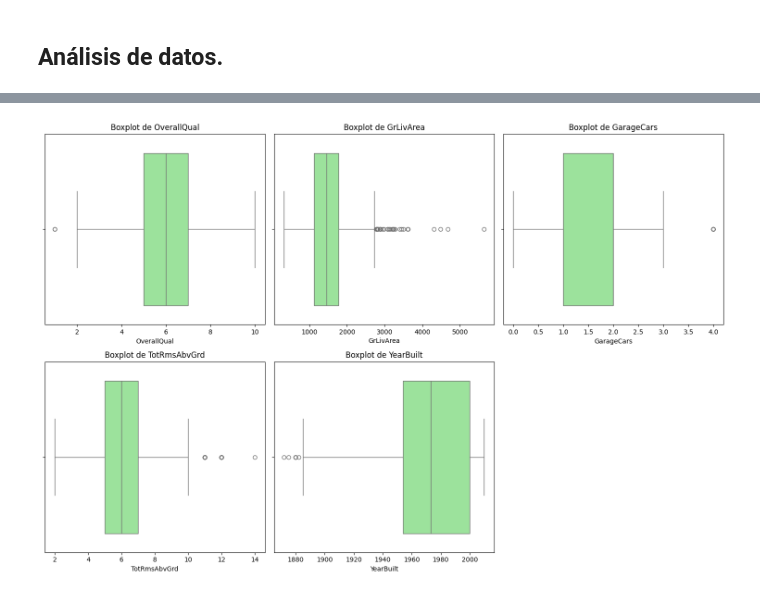
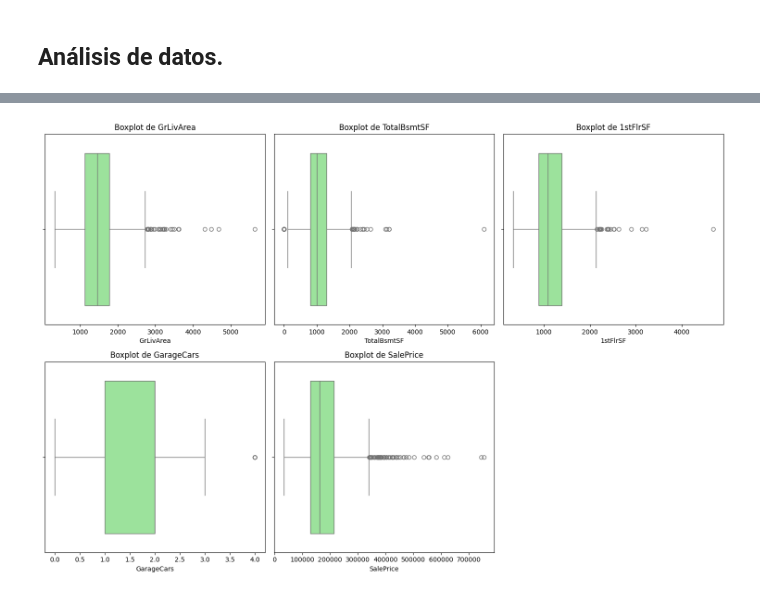
Before and after one commit to rodrigoalegre210/House-Prices-Prediction, a Jupyter notebook: main.ipynb, the cells around one changed output, grey strips where cells are left out. Saved outputs shown, nothing was run; the diff lists cells and outputs as text; code cells hidden in the pictures.

```diff
--- a/main.ipynb
+++ b/main.ipynb
@@ -547,0 +560,14 @@ Los mapeos que hicimos son más personalizables y nos dejan manejar de manera ex
+# %%
+cols_numericas = ['OverallQual', 'GrLivArea', 'GarageCars', 'TotalBsmtSF', '1stFlrSF']
+
+plt.figure(figsize = (15, 10))
+
+for i, col in enumerate(cols_numericas, 1):
+    plt.subplot(2, 3, i)
+    sns.scatterplot(data = train_data, x = col, y = 'SalePrice', color = 'lightgreen')
+    plt.title(f'Relación entre {col} y SalePrice')
+    plt.xlabel(col)
+    plt.ylabel('SalePrice')
+
+plt.tight_layout()
+plt.show()
@@ -547,0 +588,14 @@ Los mapeos que hicimos son más personalizables y nos dejan manejar de manera ex
+# %%
+cols_categoricas = ['ExterQual', 'BsmtQual', 'GarageQual', 'FireplaceQu']
+
+plt.figure(figsize = (15, 10))
+
+for i, col in enumerate(cols_categoricas, 1):
+    plt.subplot(2, 3, i)
+    sns.countplot(data = train_data, x = col, palette = 'Set2')
+    plt.title(f'Distribución de {col}')
+    plt.xlabel(col)
+    plt.ylabel('Frecuencia')
+
+plt.tight_layout()
+plt.show()
@@ -548,19 +619,15 @@ Los mapeos que hicimos son más personalizables y nos dejan manejar de manera ex
 # %%
-import matplotlib.pyplot as plt
-import seaborn as sns
+cols_outliers = ['GrLivArea', 'TotalBsmtSF', '1stFlrSF', 'GarageCars', 'SalePrice']
 
-numerical_cols = ['OverallQual', 'GrLivArea', 'GarageCars', 'TotRmsAbvGrd', 'YearBuilt']
+plt.figure(figsize = (15, 10))
 
-plt.figure(figsize=(15, 10))
-
-# Creamos boxplots para variables clave
-for i, col in enumerate(numerical_cols, 1):
+for i, col in enumerate(cols_outliers, 1):
     plt.subplot(2, 3, i)
-    sns.boxplot(data=train_data, x=col, color='lightgreen')
+    sns.boxplot(data = train_data, x = col, color = 'lightgreen')
     plt.title(f'Boxplot de {col}')
     plt.xlabel(col)
 
 plt.tight_layout()
 plt.show()
 # %% [output]
-[figure, old version]
+[figure, new version]
```
Also changed, not shown: parts of 5 cells of this notebook.
